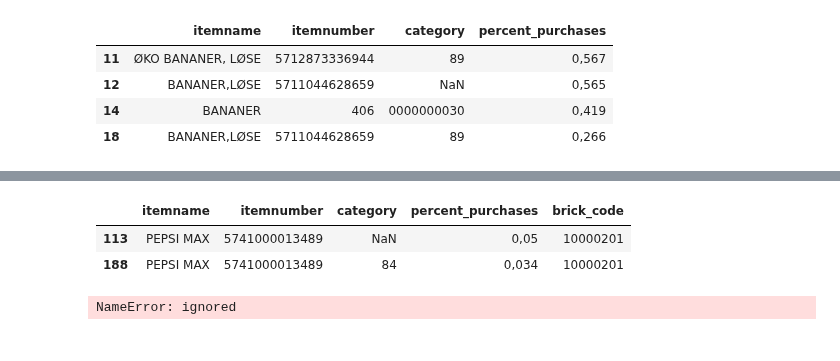
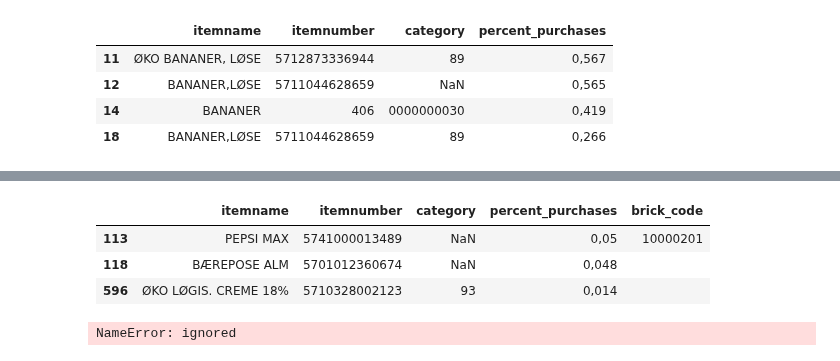
Before and after one commit to mrchapagain/ConsumerDataAnalytics, a Jupyter notebook: Data_Exploration.ipynb, the cells around one changed output, grey strips where cells are left out. Drawn from its saved outputs; the diff is of its cells as text; code cells hidden in the pictures.

```diff
--- a/Data_Exploration.ipynb
+++ b/Data_Exploration.ipynb
@@ -290,7 +461,7 @@ data_ssi.iloc[[11, 12, 14, 18], :]
 
 #iterate over gtin and Brick-code dataset
 data_ssi["brick_code"] =""
-for row, col in gtin_brickcode.iloc[:,:].iterrows():
+for row, col in gtin_brickcode.iterrows():
   gtin_list= col.gtin #["5712873336944", '	5711044628659', '5707402006641', '406', '5711044628659', '5707402008119', '5707402008171', '0000057014388']
   gpc_code= col.gpcCategoryCode[0]
   #print("gtin:", gtin_list)
@@ -298,7 +469,7 @@ for row, col in gtin_brickcode.iloc[:,:].iterrows():
   #print("-"*40)
 
   # now lets take a row from SSI dataset
-  for  row, col in data_ssi.iloc[:500,:].iterrows():
+  for  row, col in data_ssi.iloc[:,:].iterrows():
     # check if itemnumber from SSI rows is exist in the column of GTIN code list
     if col.itemnumber in gtin_list:
       data_ssi.at[row,'brick_code']=gpc_code
@@ -312,9 +498,10 @@ for row, col in gtin_brickcode.iloc[:,:].iterrows():
-# %%
-data_ssi[data_ssi.brick_code == '10000201']
-# %% [output]
-|  | itemname | itemnumber | category | percent_purchases | brick_code |
-| 113 | PEPSI MAX | 5741000013489 | NaN | 0,05 | 10000201 |
-| 188 | PEPSI MAX | 5741000013489 | 84 | 0,034 | 10000201 |
+# %%
+data_ssi.iloc[[113,118,596], :]
+# %% [output]
+|  | itemname | itemnumber | category | percent_purchases | brick_code |
+| 113 | PEPSI MAX | 5741000013489 | NaN | 0,05 | 10000201 |
+| 118 | BÆREPOSE ALM | 5701012360674 | NaN | 0,048 |  |
+| 596 | ØKO LØGIS. CREME 18% | 5710328002123 | 93 | 0,014 |  |
 # %%
 data_ssi.to_excel('data_ssi.xlsx', encoding = 'utf-8-sig')
 files.download('data_ssi.xlsx')
```
Also changed, not shown: parts of 11 cells of this notebook.
